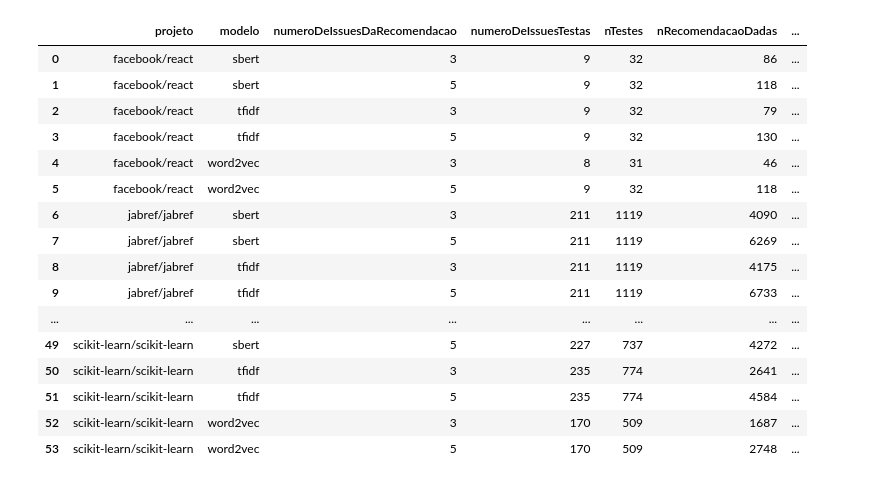
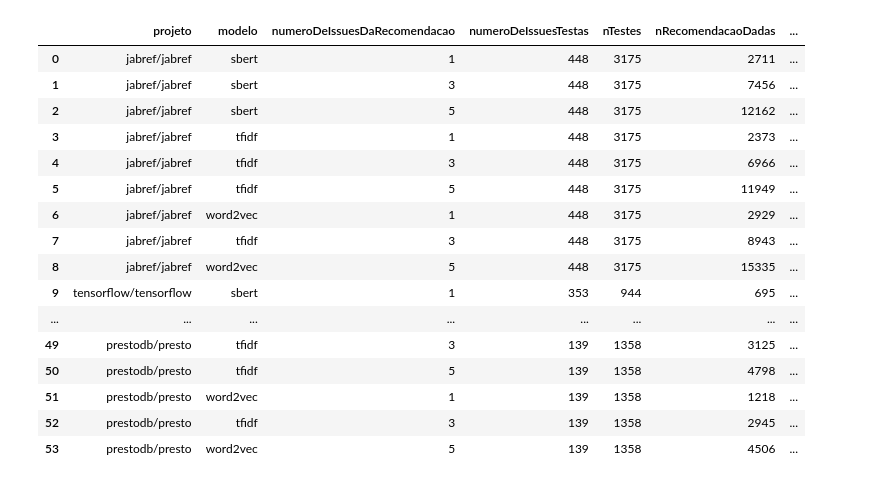
Before and after one commit to getuliobr/AutoLabellerEvaluator, a Jupyter notebook: tabela.ipynb, the cells around one changed output. Saved outputs shown, nothing was run; the diff lists cells and outputs as text; code cells hidden in the pictures.

```diff
--- a/tabela.ipynb
+++ b/tabela.ipynb
@@ -46,24 +46,33 @@ for col in db.list_collections():
     continue
 
   linhas = [
+    gerarLinha(repo, 'sbert', 1),
     gerarLinha(repo, 'sbert', 3),
     gerarLinha(repo, 'sbert', 5),
+    gerarLinha(repo, 'tfidf', 1),
     gerarLinha(repo, 'tfidf', 3),
     gerarLinha(repo, 'tfidf', 5),
-    gerarLinha(repo, 'word2vec', 3),
+    gerarLinha(repo, 'word2vec', 1),
+    gerarLinha(repo, 'tfidf', 3),
     gerarLinha(repo, 'word2vec', 5),
   ]
 
   pos = {
     'sbert': 0,
-    'tfidf': 2,
-    'word2vec': 4
+    'tfidf': 3,
+    'word2vec': 6
   }
 
-  results = db[col['name']].find({'compare': 'title', 'filtros.goodFirstIssue': 1})
+  results = db[col['name']].find({'compare': 'title + body', 'filtros.daysBefore': 30})
+  if not db[col['name']].count_documents({'compare': 'title + body', 'filtros.daysBefore': 30}):
+    continue
   for result in results:
     tecnica = result['tecnica']
-    posicao = pos[tecnica] + 1 if result['topk'] == 5 else pos[tecnica]
+    posicao = pos[tecnica]
+    if result['topk'] == 3:
+      posicao += 1
+    if result['topk'] == 5:
+      posicao += 2
 
     linhas[posicao]['numeroDeIssuesTestas'] += 1
     linhas[posicao]['nTestes'] += len(result['arquivos_resolvidos_de_verdade'])
@@ -112,51 +121,60 @@ for col in db.list_collections():
   if repo == 'microsoft/vscode':
     continue
 
   linhas = [
+    gerarLinha(repo, 'sbert', 1),
     gerarLinha(repo, 'sbert', 3),
     gerarLinha(repo, 'sbert', 5),
+    gerarLinha(repo, 'tfidf', 1),
     gerarLinha(repo, 'tfidf', 3),
     gerarLinha(repo, 'tfidf', 5),
-    gerarLinha(repo, 'word2vec', 3),
+    gerarLinha(repo, 'word2vec', 1),
+    gerarLinha(repo, 'tfidf', 3),
     gerarLinha(repo, 'word2vec', 5),
   ]
 
   pos = {
     'sbert': 0,
-    'tfidf': 2,
-    'word2vec': 4
+    'tfidf': 3,
+    'word2vec': 6
   }
 
-  results = db[col['name']].find({'compare': 'title + body', 'filtros.goodFirstIssue': 1})
+  results = db[col['name']].find({'compare': 'title + body', 'filtros.daysBefore': 180})
+  if not db[col['name']].count_documents({'compare': 'title + body', 'filtros.daysBefore': 180}):
+    continue
   for result in results:
     tecnica = result['tecnica']
-    posicao = pos[tecnica] + 1 if result['topk'] == 5 else pos[tecnica]
+    posicao = pos[tecnica]
+    if result['topk'] == 3:
+      posicao += 1
+    if result['topk'] == 5:
+      posicao += 2
 
     linhas[posicao]['numeroDeIssuesTestas'] += 1
     linhas[posicao]['nTestes'] += len(result['arquivos_resolvidos_de_verdade'])
     linhas[posicao]['nRecomendacaoDadas'] += len(result['arquivos_sugeridos'])
     linhas[posicao]['totalAcertos'] += result['acertos']
     linhas[posicao]['totalErros'] += result['erros']
 
   table.extend(linhas)
 
 table = pd.DataFrame(table)
 table
 # %% [output]
 |  | projeto | modelo | numeroDeIssuesDaRecomendacao | numeroDeIssuesTestas | nTestes | nRecomendacaoDadas | ... |
-| 0 | facebook/react | sbert | 3 | 9 | 32 | 86 | ... |
-| 1 | facebook/react | sbert | 5 | 9 | 32 | 118 | ... |
-| 2 | facebook/react | tfidf | 3 | 9 | 32 | 79 | ... |
-| 3 | facebook/react | tfidf | 5 | 9 | 32 | 130 | ... |
-| 4 | facebook/react | word2vec | 3 | 8 | 31 | 46 | ... |
-| 5 | facebook/react | word2vec | 5 | 9 | 32 | 118 | ... |
-| 6 | jabref/jabref | sbert | 3 | 211 | 1119 | 4090 | ... |
-| 7 | jabref/jabref | sbert | 5 | 211 | 1119 | 6269 | ... |
-| 8 | jabref/jabref | tfidf | 3 | 211 | 1119 | 4175 | ... |
-| 9 | jabref/jabref | tfidf | 5 | 211 | 1119 | 6733 | ... |
+| 0 | jabref/jabref | sbert | 1 | 448 | 3175 | 2711 | ... |
+| 1 | jabref/jabref | sbert | 3 | 448 | 3175 | 7456 | ... |
+| 2 | jabref/jabref | sbert | 5 | 448 | 3175 | 12162 | ... |
+| 3 | jabref/jabref | tfidf | 1 | 448 | 3175 | 2373 | ... |
+| 4 | jabref/jabref | tfidf | 3 | 448 | 3175 | 6966 | ... |
+| 5 | jabref/jabref | tfidf | 5 | 448 | 3175 | 11949 | ... |
+| 6 | jabref/jabref | word2vec | 1 | 448 | 3175 | 2929 | ... |
+| 7 | jabref/jabref | tfidf | 3 | 448 | 3175 | 8943 | ... |
+| 8 | jabref/jabref | word2vec | 5 | 448 | 3175 | 15335 | ... |
+| 9 | tensorflow/tensorflow | sbert | 1 | 353 | 944 | 695 | ... |
 | ... | ... | ... | ... | ... | ... | ... | ... |
-| 49 | scikit-learn/scikit-learn | sbert | 5 | 227 | 737 | 4272 | ... |
-| 50 | scikit-learn/scikit-learn | tfidf | 3 | 235 | 774 | 2641 | ... |
-| 51 | scikit-learn/scikit-learn | tfidf | 5 | 235 | 774 | 4584 | ... |
-| 52 | scikit-learn/scikit-learn | word2vec | 3 | 170 | 509 | 1687 | ... |
-| 53 | scikit-learn/scikit-learn | word2vec | 5 | 170 | 509 | 2748 | ... |
+| 49 | prestodb/presto | tfidf | 3 | 139 | 1358 | 3125 | ... |
+| 50 | prestodb/presto | tfidf | 5 | 139 | 1358 | 4798 | ... |
+| 51 | prestodb/presto | word2vec | 1 | 139 | 1358 | 1218 | ... |
+| 52 | prestodb/presto | tfidf | 3 | 139 | 1358 | 2945 | ... |
+| 53 | prestodb/presto | word2vec | 5 | 139 | 1358 | 4506 | ... |
```
Also changed, not shown: parts of 1 cell of this notebook, 52 other files.
